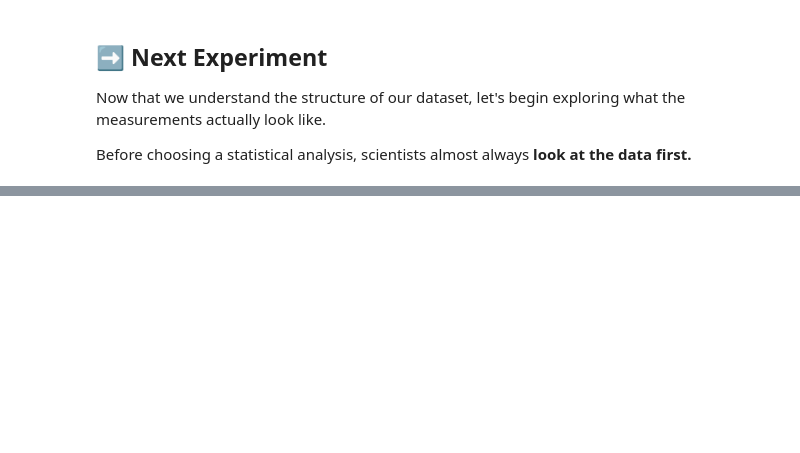
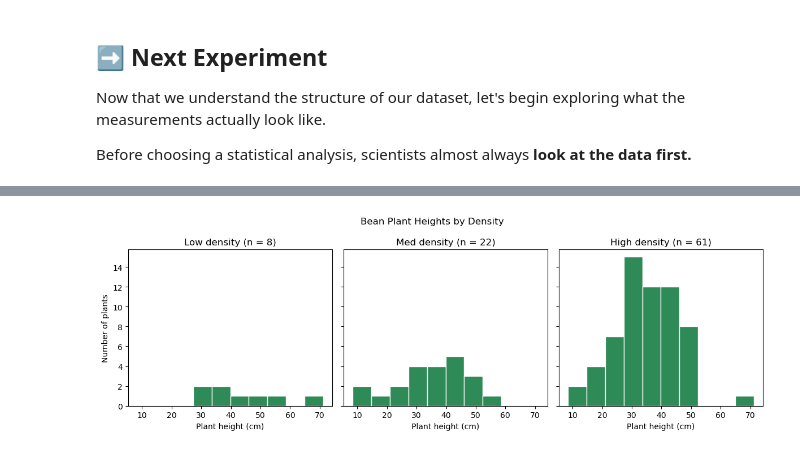
Before and after one commit to wendystjohn/computational-biology, a Jupyter notebook: content/greenhouse/GreenhouseStats.ipynb, the cells around one changed output, grey strips where cells are left out. Cells and saved outputs as stored; diff of their text form; code cells hidden in the pictures; blank space fills up the shorter version.

```diff
--- a/content/greenhouse/GreenhouseStats.ipynb
+++ b/content/greenhouse/GreenhouseStats.ipynb
@@ -168,0 +317,41 @@ Before choosing a statistical analysis, scientists almost always **look at the d
+# %%
+import numpy as np
+
+# Use the same ten bins for all treatments
+bin_edges = np.linspace(
+    bean_heights["Value"].min(),
+    bean_heights["Value"].max(),
+    11
+)
+
+# Create three graphs with matching axes
+fig, axes = plt.subplots(
+    1, 3,
+    figsize=(12, 4),
+    sharex=True,
+    sharey=True
+)
+
+for ax, density in zip(axes, ["Low", "Med", "High"]):
+    heights = bean_heights.loc[
+        bean_heights["Density"] == density,
+        "Value"
+    ]
+
+    ax.hist(
+        heights,
+        bins=bin_edges,
+        color="seagreen",
+        edgecolor="white"
+    )
+
+    ax.set_title(f"{density} density (n = {len(heights)})")
+    ax.set_xlabel("Plant height (cm)")
+
+axes[0].set_ylabel("Number of plants")
+fig.suptitle("Bean Plant Heights by Density")
+
+plt.tight_layout()
+plt.show()
+# %% [output]
+[figure, added]
```
Also changed, not shown: parts of 26 cells of this notebook.
